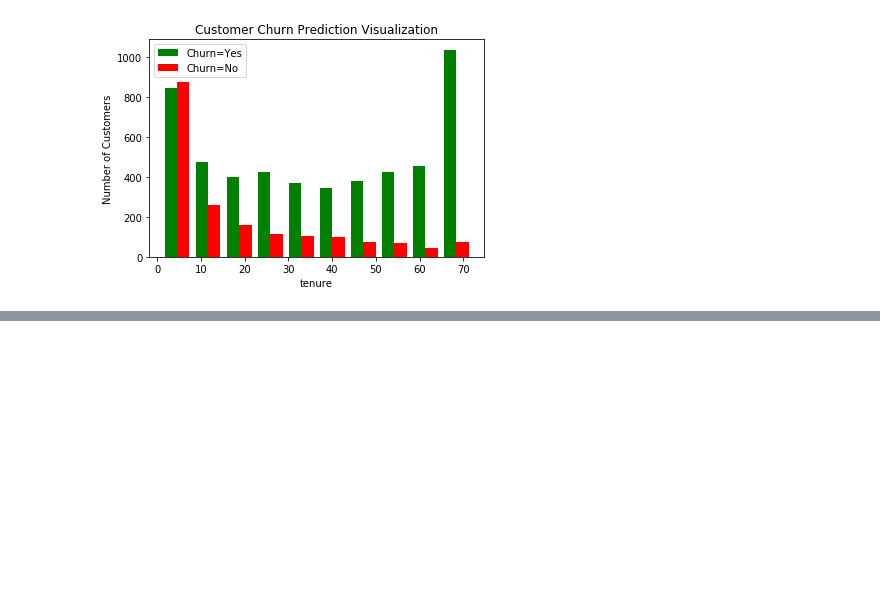
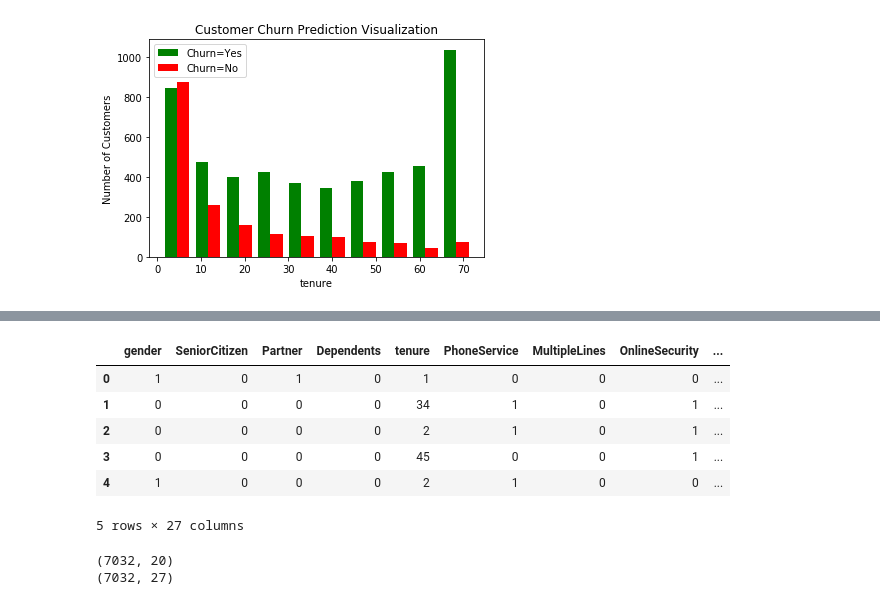
Before and after one commit to saikabade/TensorFlowProjects, a Jupyter notebook: customer-churn-prediction-telco-dataset/customer-churn-prediction.ipynb, the cells around one changed output, grey strips where cells are left out. Saved outputs shown, nothing was run; the diff lists cells and outputs as text; code cells hidden in the pictures; blank space fills up the shorter version.

```diff
--- a/customer-churn-prediction-telco-dataset/customer-churn-prediction.ipynb
+++ b/customer-churn-prediction-telco-dataset/customer-churn-prediction.ipynb
@@ -107,0 +137,8 @@ plt.legend()
+# %%
+df_clean.replace('No internet service','No', inplace=True)
+# %%
+## converting Yes No values to 1 0
+yes_no_columns = ['Partner','Dependents','PhoneService','MultipleLines','OnlineSecurity','OnlineBackup',
+                  'DeviceProtection','TechSupport','StreamingTV','StreamingMovies','PaperlessBilling','Churn']
+
+df_clean.replace({'Yes':1,'No':0},inplace=True)
@@ -107,0 +169,3 @@ plt.legend()
+# %%
+## Now replace Male and Female with 0 and 1
+df_clean.gender.replace({'Female':1, 'Male':0},inplace=True)
@@ -107,0 +192,19 @@ plt.legend()
+# %%
+## Perform the One Hot Encoding on column:'InternetService','Contract','PaymentMethod'
+df_clean_ohe = pd.get_dummies(data=df_clean,columns=['InternetService','Contract','PaymentMethod'])
+# %%
+df_clean_ohe.head()
+# %% [output]
+|  | gender | SeniorCitizen | Partner | Dependents | tenure | PhoneService | MultipleLines | OnlineSecurity | ... |
+| 0 | 1 | 0 | 1 | 0 | 1 | 0 | 0 | 0 | ... |
+| 1 | 0 | 0 | 0 | 0 | 34 | 1 | 0 | 1 | ... |
+| 2 | 0 | 0 | 0 | 0 | 2 | 1 | 0 | 1 | ... |
+| 3 | 0 | 0 | 0 | 0 | 45 | 0 | 0 | 1 | ... |
+| 4 | 1 | 0 | 0 | 0 | 2 | 1 | 0 | 0 | ... |
+5 rows × 27 columns
+# %%
+print(df_clean.shape)
+print(df_clean_ohe.shape)
+# %% [output]
+(7032, 20)
+(7032, 27)
```
Also changed, not shown: parts of 27 cells of this notebook, 3 other files.
